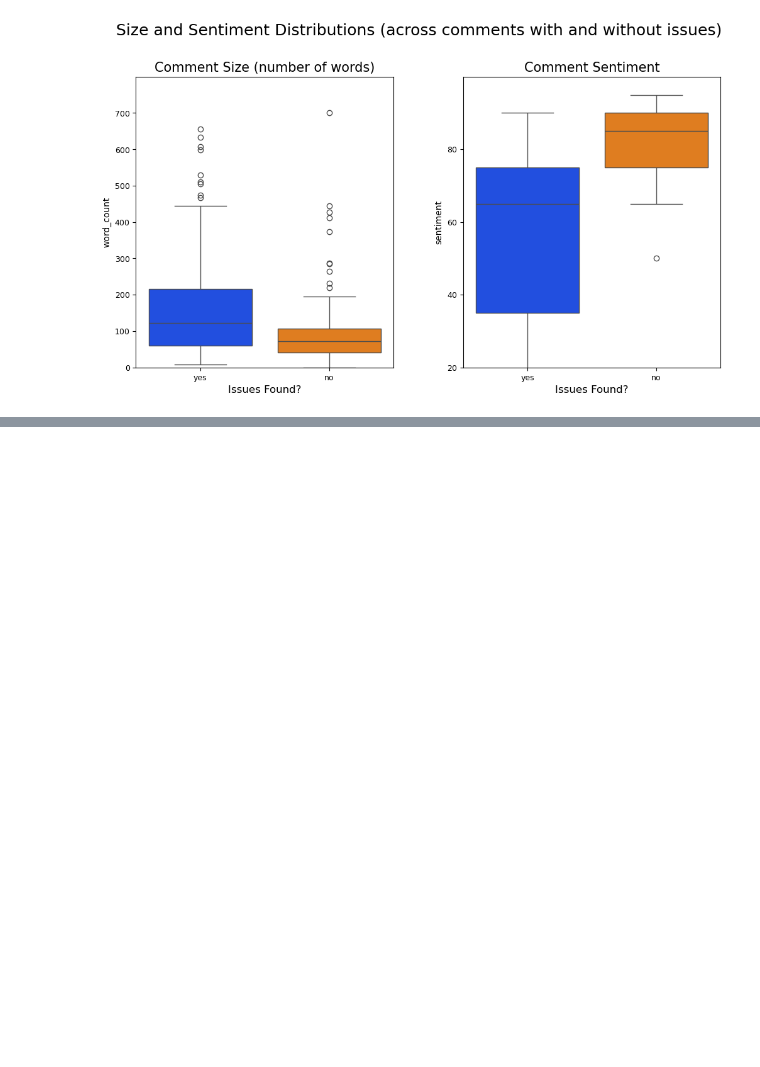
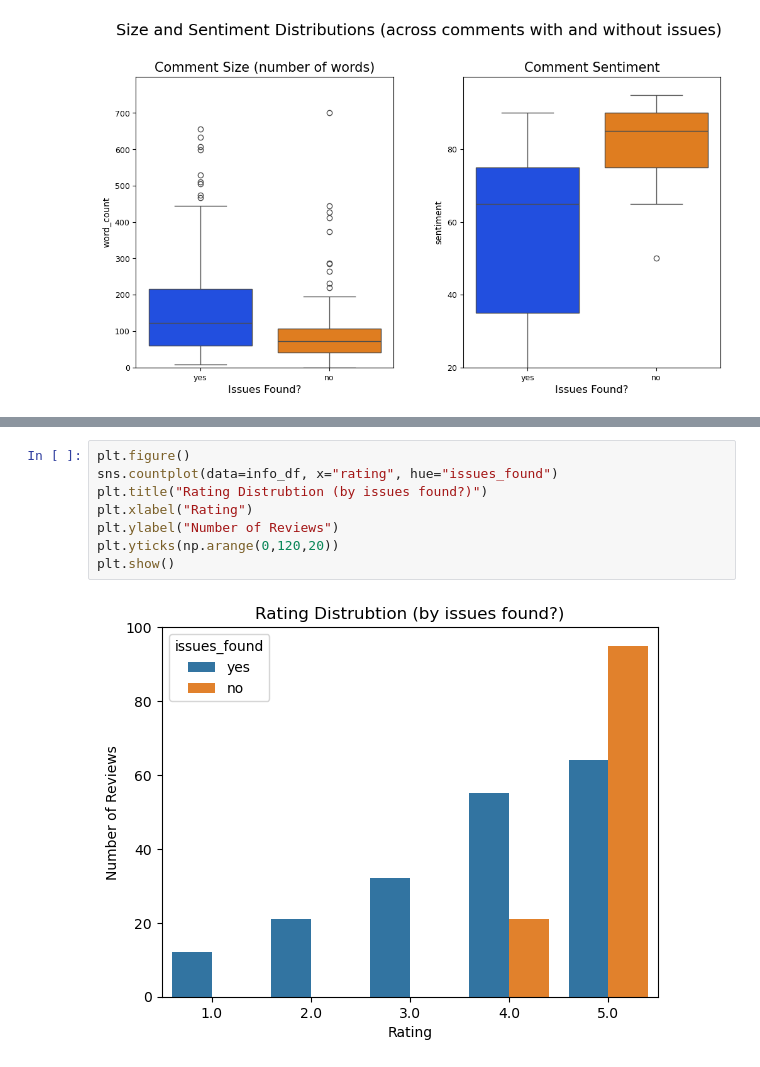
Before and after one commit to evanpaddock/MIS501_PA4, a Jupyter notebook: PA4.ipynb, the cells around one changed output, grey strips where cells are left out. Cells and saved outputs as stored; diff of their text form; blank space fills up the shorter version.

```diff
--- a/PA4.ipynb
+++ b/PA4.ipynb
@@ -224,0 +244,10 @@ False
+# %%
+plt.figure()
+sns.countplot(data=info_df, x="rating", hue="issues_found")
+plt.title("Rating Distrubtion (by issues found?)")
+plt.xlabel("Rating")
+plt.ylabel("Number of Reviews")
+plt.yticks(np.arange(0,120,20))
+plt.show()
+# %% [output]
+[figure, added]
```
Also changed, not shown: parts of 3 cells of this notebook.
